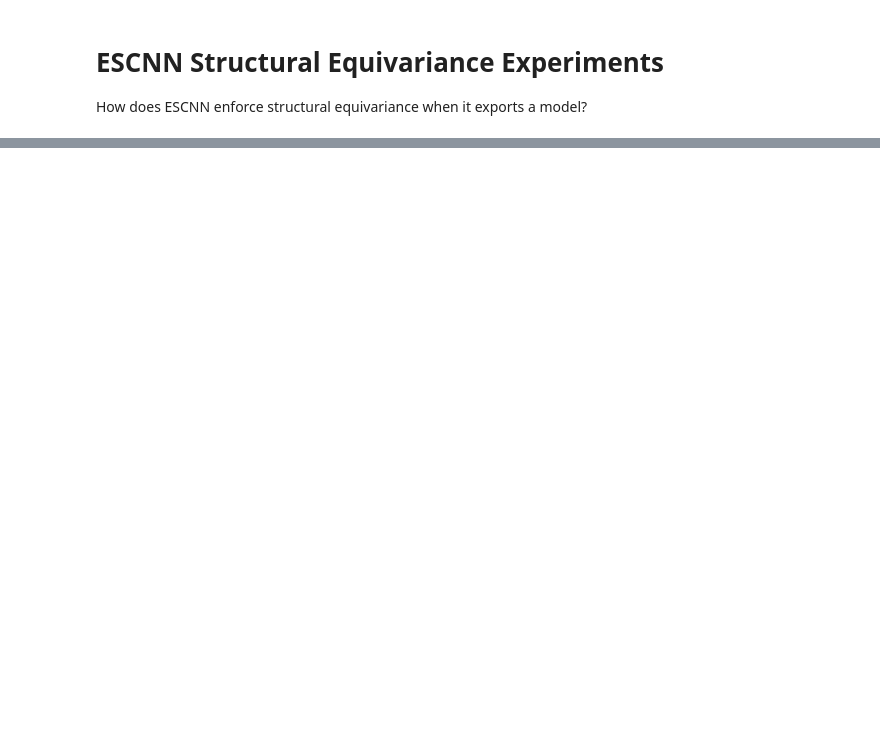
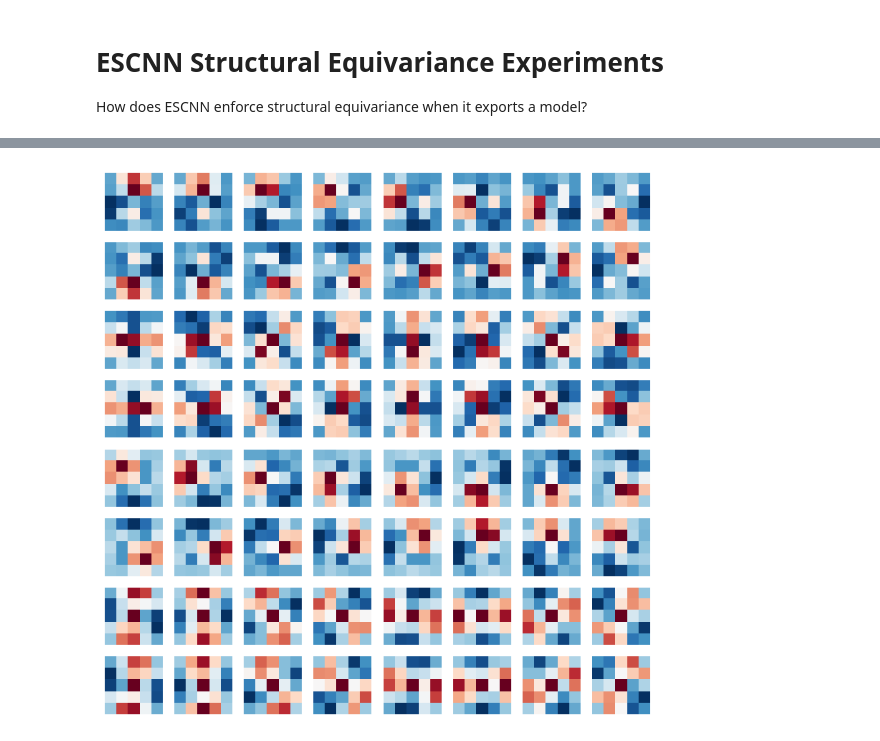
Before and after one commit to esslushy/CS7840-Final-Project, a Jupyter notebook: escnn.ipynb, the cells around one changed output, grey strips where cells are left out. Cells and saved outputs as stored; diff of their text form; code cells hidden in the pictures; blank space fills up the shorter version.

```diff
--- a/escnn.ipynb
+++ b/escnn.ipynb
@@ -107,0 +200,4 @@ exported_model = model.export()
+# %%
+visualize_conv_kernels(exported_model[1][0])
+# %% [output]
+[figure, added]
```
Also changed, not shown: parts of 8 cells of this notebook, 14 other files.
